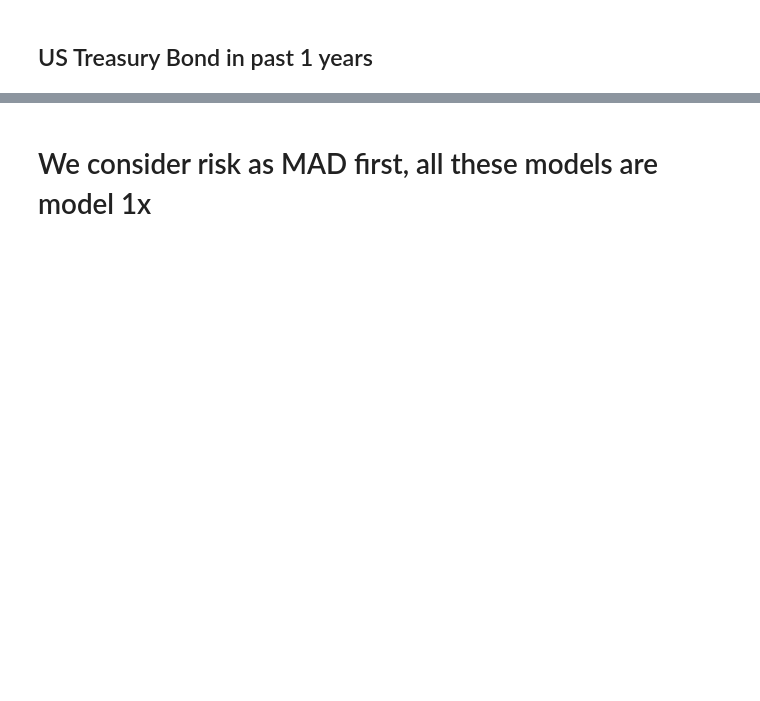
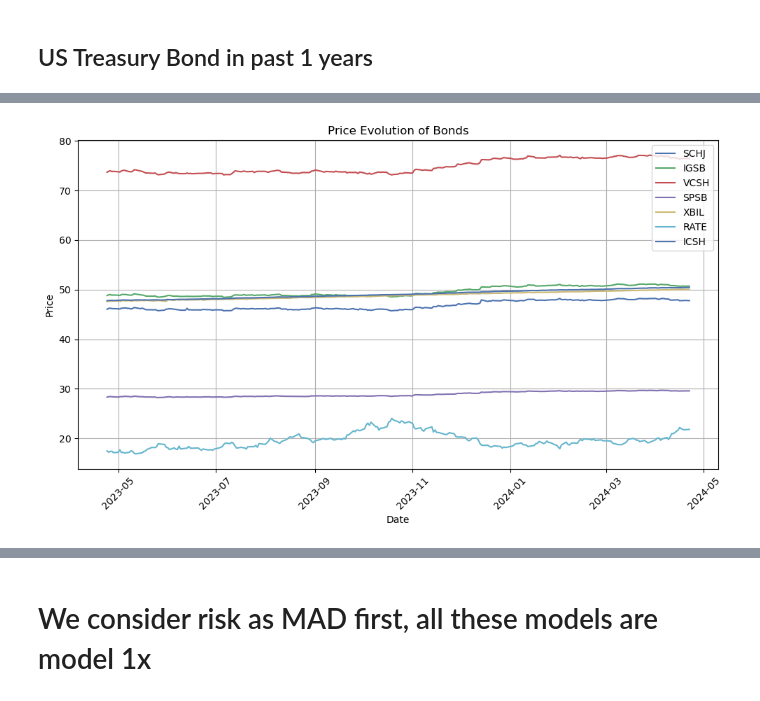
Before and after one commit to vinflora/MATH441-Group-Project, a Jupyter notebook: code_corporate bonds.ipynb, the cells around one changed output, grey strips where cells are left out. Drawn from its saved outputs; the diff is of its cells as text; code cells hidden in the pictures; blank space fills up the shorter version.

```diff
--- a/code_corporate bonds.ipynb
+++ b/code_corporate bonds.ipynb
@@ -127,0 +89,21 @@ array([[ 3.68710769e-06,  3.58992841e-06,  3.52434966e-06,
+# %%
+# Create a single plot for all stocks
+plt.figure(figsize=(10, 6))
+
+# Plot price evolution of each stock
+for bond in assets:
+    data = yf.Ticker(bond)
+    df = data.history(period = "1y")
+    plt.plot(df.index, df["Open"], label=bond)
+
+plt.xlabel("Date")
+plt.ylabel("Price")
+plt.title("Price Evolution of Bonds")
+plt.grid(True)
+plt.legend()
+plt.xticks(rotation=45)
+
+plt.tight_layout()
+plt.show()
+# %% [output]
+[figure, added]
```
Also changed, not shown: parts of 41 cells of this notebook.
